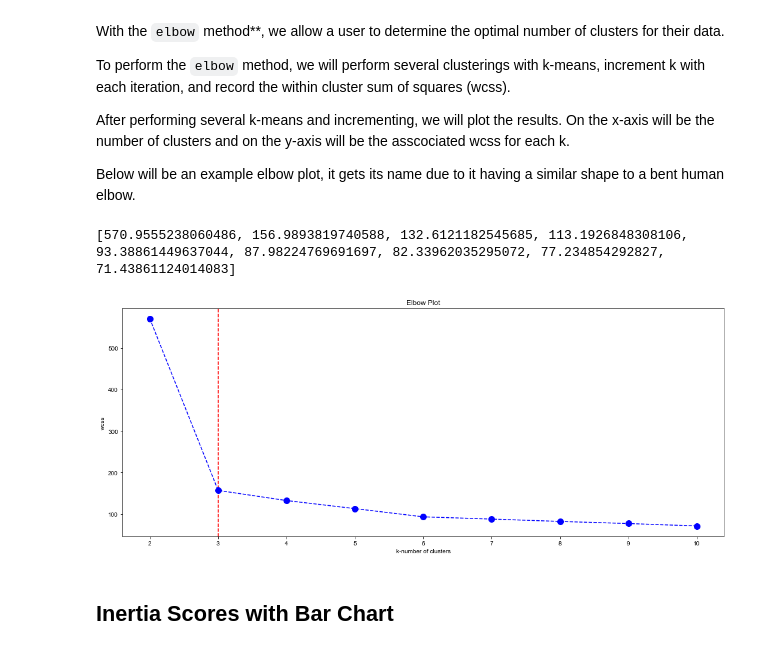
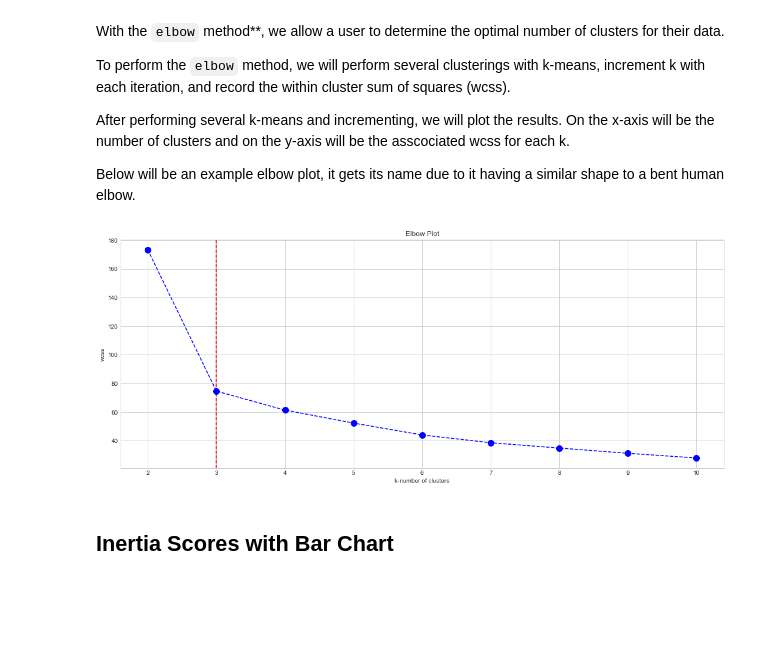
Before and after one commit to Treece-Burgess/Math598-Final, a Jupyter notebook: Math598-Final-Project.ipynb, the cells around one changed output. Drawn from its saved outputs; the diff is of its cells as text; code cells hidden in the pictures; blank space fills up the shorter version.

```diff
--- a/Math598-Final-Project.ipynb
+++ b/Math598-Final-Project.ipynb
@@ -494,12 +523,9 @@ To show a breakdown of the `KmeansAnalysis` class, we will use artifical data ge
 This is being done such that we can breakdown each method and verify the results of the `KmeansAnalysis` class before moving onto a real world example. Below will be the arguments and values used for the walkthrough/demo fo the `KmeansAnalysis` class.
 # %%
 x, y = make_blobs(
-    n_samples=500,
-    n_features=3,
-    centers=3,
-    cluster_std=1,
-    center_box=(-10.0, 10.0),
-    shuffle=True,
-    random_state=1,
+    n_samples=200,    # total number of data points equally divided among clusters
+    centers=3,        # number of centers to generate, or the fixed center locations
+    cluster_std=2.75, # standard deviation of the clusters
+    random_state=42,  # determines random number generation for dataset creation
 )
 # %% [markdown]
@@ -544,10 +572,9 @@ After performing several k-means and incrementing, we will plot the results. On
 
 Below will be an example elbow plot, it gets its name due to it having a similar shape to a bent human elbow.
 # %%
-instance.elbow_method(**kmeans_args)
+instance.elbow(**kmeans_args)
 # %% [output]
-[570.9555238060486, 156.9893819740588, 132.6121182545685, 113.1926848308106, 93.38861449637044, 87.98224769691697, 82.33962035295072, 77.234854292827, 71.43861124014083]
-[figure, old version]
+[figure, new version]
 # %% [markdown]
 ## Inertia Scores with Bar Chart
 # %% [markdown]
```
Also changed, not shown: parts of 48 cells of this notebook.
